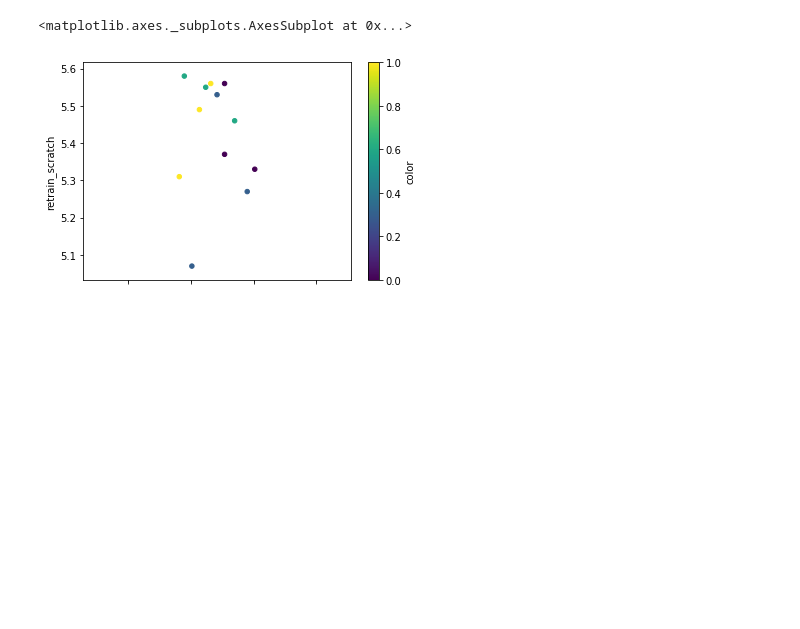
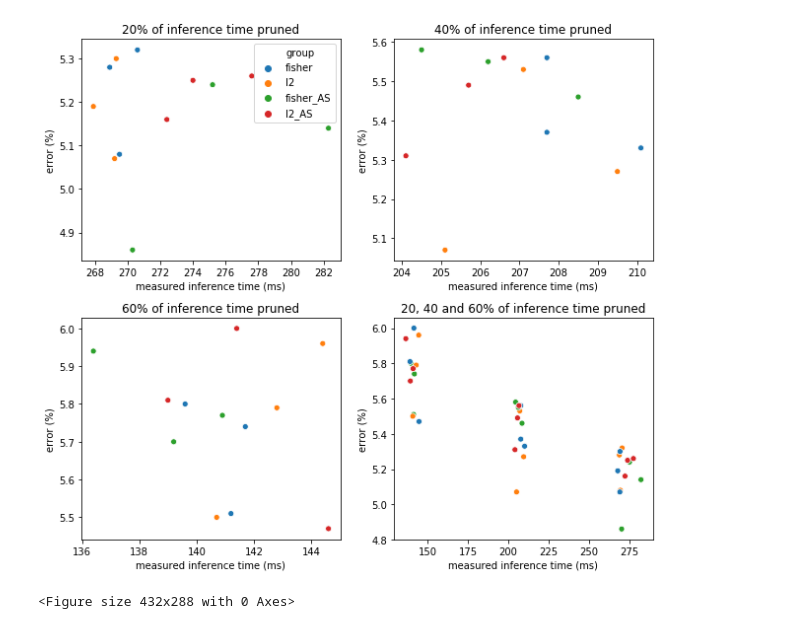
Before and after one commit to NatGr/Master_Thesis, a Jupyter notebook: NetAdapt/visualize.ipynb, the cells around one changed output. Drawn from its saved outputs; the diff is of its cells as text; code cells hidden in the pictures; blank space fills up the shorter version.

```diff
--- a/NetAdapt/visualize.ipynb
+++ b/NetAdapt/visualize.ipynb
@@ -11,2 +12,10 @@ import pandas as pd
 
 TO_PLOT = 'NetAdapt_variations'
+# %%
+results = pd.read_csv('NetAdapt_variations.csv')
+results['table_time'] = results['table_time'] * 1000
+results['measured_time'] = results['measured_time'] * 1000
+results_NA['method'] = results.method.astype('category')
+results_NA['group'] = results.group.astype('category')
+
+results.head()
@@ -43,5 +84,31 @@ results
-# %%
-results.plot.scatter(x='measured_time', y='retrain_scratch', c='color', colormap='viridis')
-# %% [output]
-<matplotlib.axes._subplots.AxesSubplot at 0x...>
-[figure, removed]
+# %%
+fig, ax = plt.subplots(2, 2, figsize=(9, 8))
+sns.scatterplot(x="measured_time", y="retrain_scratch", data=results_NA_02, hue='group',
+                legend='brief', ax=ax[0, 0])
+ax[0, 0].set_title('20% of inference time pruned')
+ax[0, 0].set_xlabel('measured inference time (ms)')
+ax[0, 0].set_ylabel('error (%)')
+sns.scatterplot(x="measured_time", y="retrain_scratch", data=results_NA_04, hue='group',
+                legend=False, ax=ax[0, 1])
+ax[0, 1].set_title('40% of inference time pruned')
+ax[0, 1].set_xlabel('measured inference time (ms)')
+ax[0, 1].set_ylabel('error (%)')
+sns.scatterplot(x="measured_time", y="retrain_scratch", data=results_NA_06, hue='group',
+                legend=False, ax=ax[1, 0])
+ax[1, 0].set_title('60% of inference time pruned')
+ax[1, 0].set_xlabel('measured inference time (ms)')
+ax[1, 0].set_ylabel('error (%)')
+sns.scatterplot(x="measured_time", y="retrain_scratch", data=results_NA, hue='group',
+                legend=False, ax=ax[1, 1])
+ax[1, 1].set_title('20, 40 and 60% of inference time pruned')
+ax[1, 1].set_xlabel('measured inference time (ms)')
+ax[1, 1].set_ylabel('error (%)')
+plt.tight_layout()  # so as to avoid overlaps
+plt.show()
+# %% [output]
+[figure, added]
+# %%
+if False:
+    plt.savefig("fisher_l2_allow_small.pdf")
+# %% [output]
+<Figure size 432x288 with 0 Axes>
```
Also changed, not shown: parts of 5 cells of this notebook, 3 other files.
